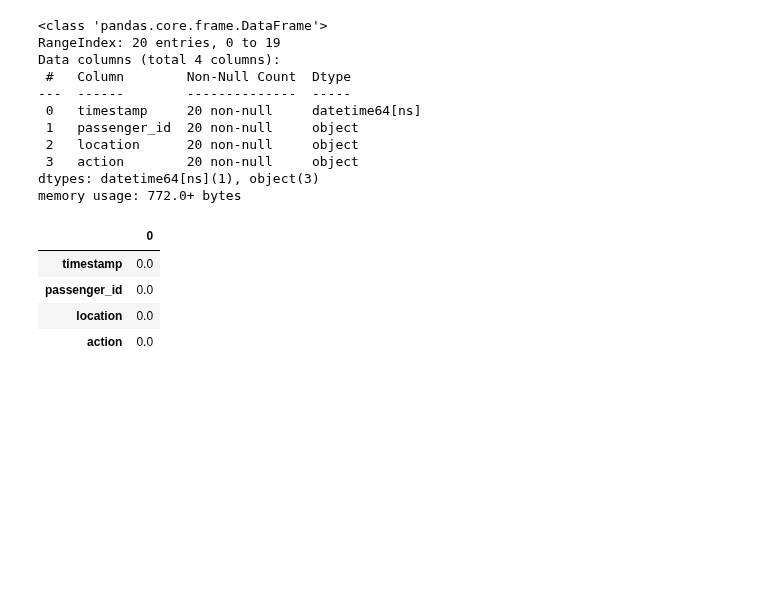
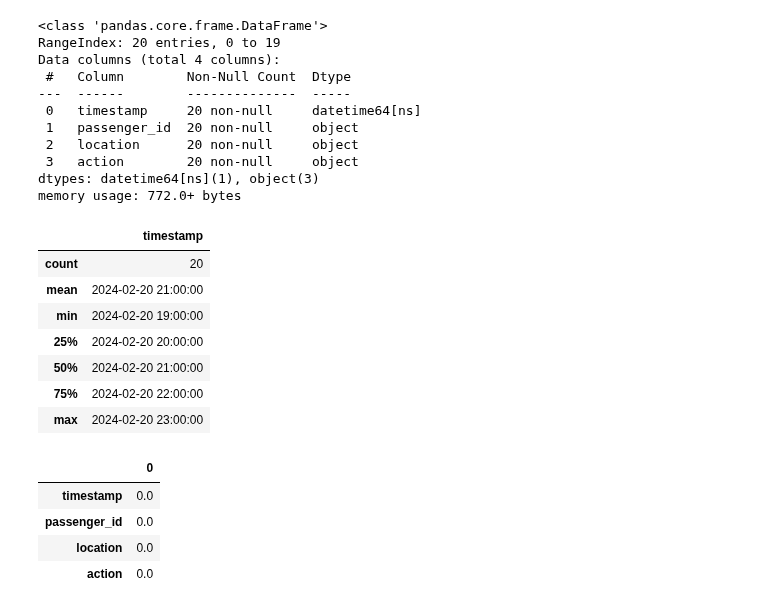
Before and after one commit to m-zayed5722/Miscellaneous-Projects, a Jupyter notebook: DS_Practice.ipynb, the cells around one changed output. Cells and saved outputs as stored; diff of their text form; code cells hidden in the pictures; blank space fills up the shorter version.

```diff
--- a/DS_Practice.ipynb
+++ b/DS_Practice.ipynb
@@ -140,6 +164,17 @@ Data columns (total 4 columns):
  3   action        20 non-null     object
 dtypes: datetime64[ns](1), object(3)
 memory usage: 772.0+ bytes
+# %%
+df3.describe()
+# %% [output]
+|  | timestamp |
+| count | 20 |
+| mean | 2024-02-20 21:00:00 |
+| min | 2024-02-20 19:00:00 |
+| 25% | 2024-02-20 20:00:00 |
+| 50% | 2024-02-20 21:00:00 |
+| 75% | 2024-02-20 22:00:00 |
+| max | 2024-02-20 23:00:00 |
 # %%
 (df3.isnull().sum() / len(df3)) * 100
 # %% [output]
```
Also changed, not shown: parts of 2 cells of this notebook.
